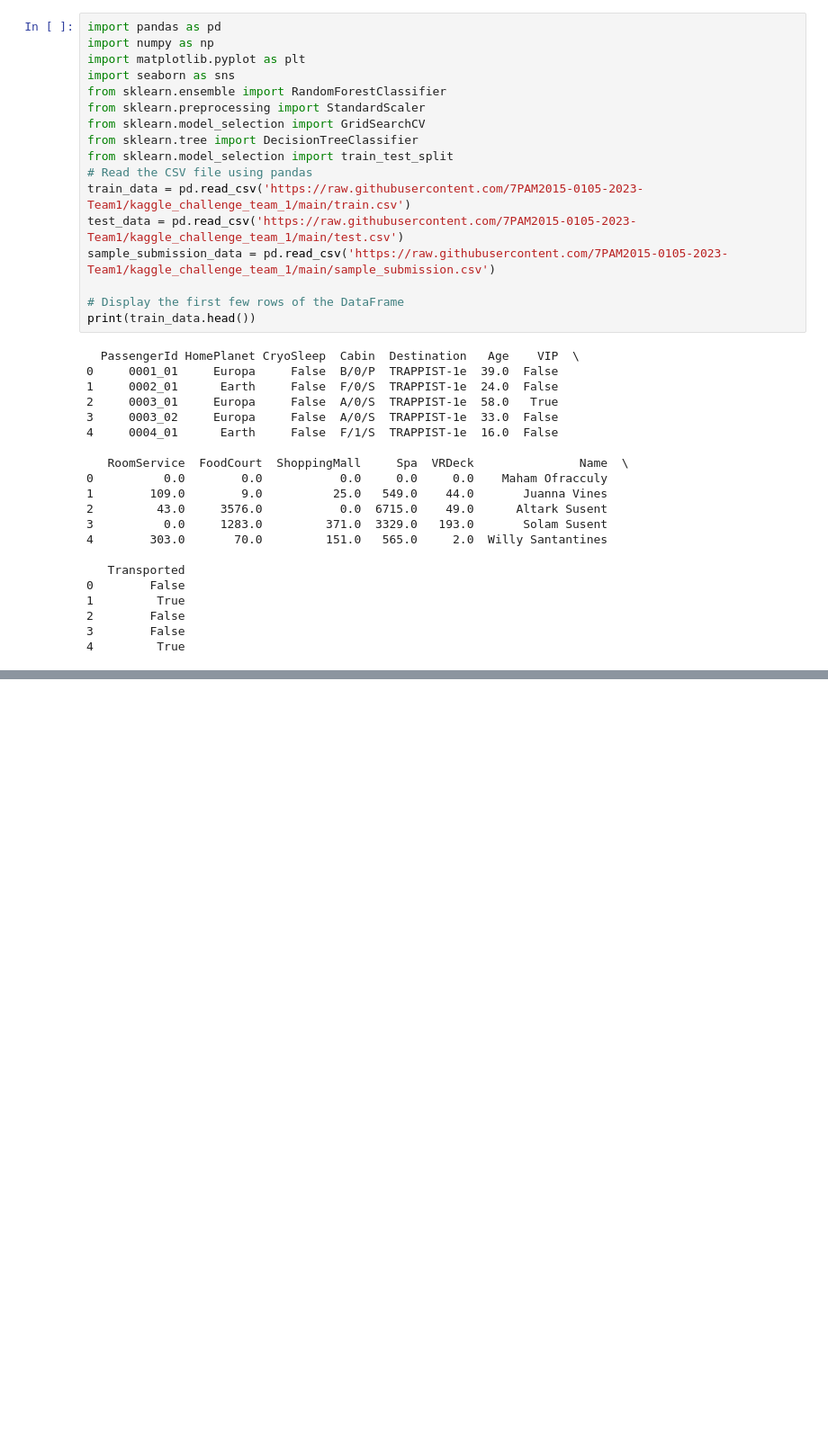
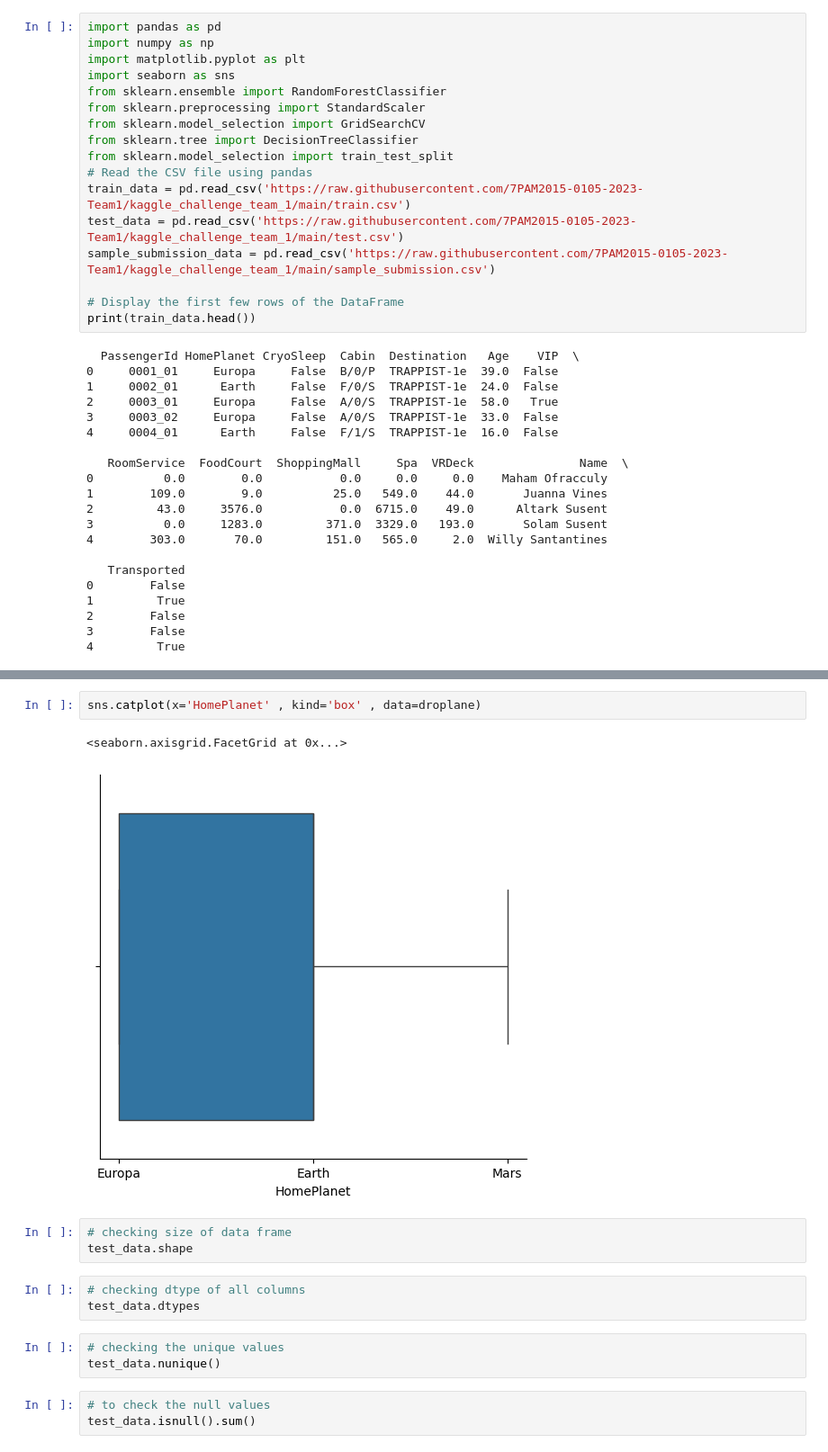
Before and after one commit to 7PAM2015-0105-2023-Team1/kaggle_challenge_team_1, a Jupyter notebook: Kaggle_Challenge_Team_1.ipynb, the cells around one changed output, grey strips where cells are left out. Shown: that part at 90% size. Drawn from its saved outputs; the diff is of its cells as text; blank space fills up the shorter version.

```diff
--- a/Kaggle_Challenge_Team_1.ipynb
+++ b/Kaggle_Challenge_Team_1.ipynb
@@ -40,0 +103,17 @@ print(train_data.head())
+# %%
+sns.catplot(x='HomePlanet' , kind='box' , data=droplane)
+# %% [output]
+<seaborn.axisgrid.FacetGrid at 0x...>
+[figure, added]
+# %%
+# checking size of data frame
+test_data.shape
+# %%
+# checking dtype of all columns
+test_data.dtypes
+# %%
+# checking the unique values
+test_data.nunique()
+# %%
+# to check the null values
+test_data.isnull().sum()
```
Also changed, not shown: parts of 17 cells of this notebook.
